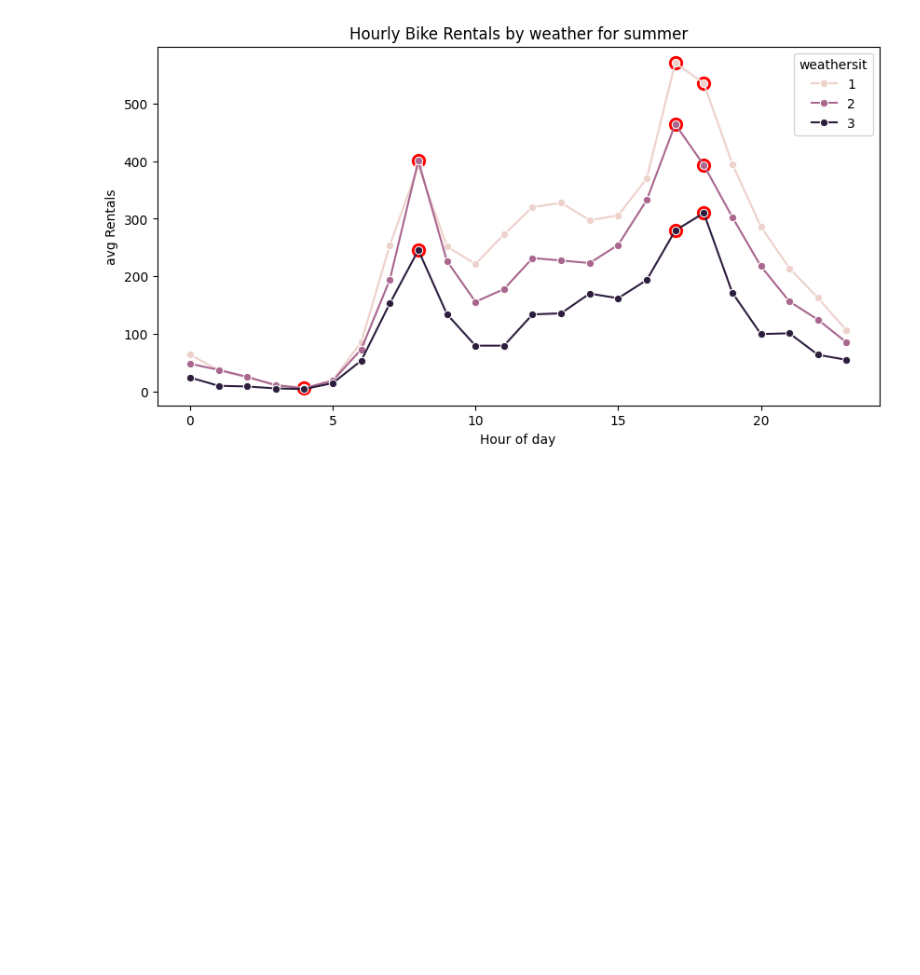
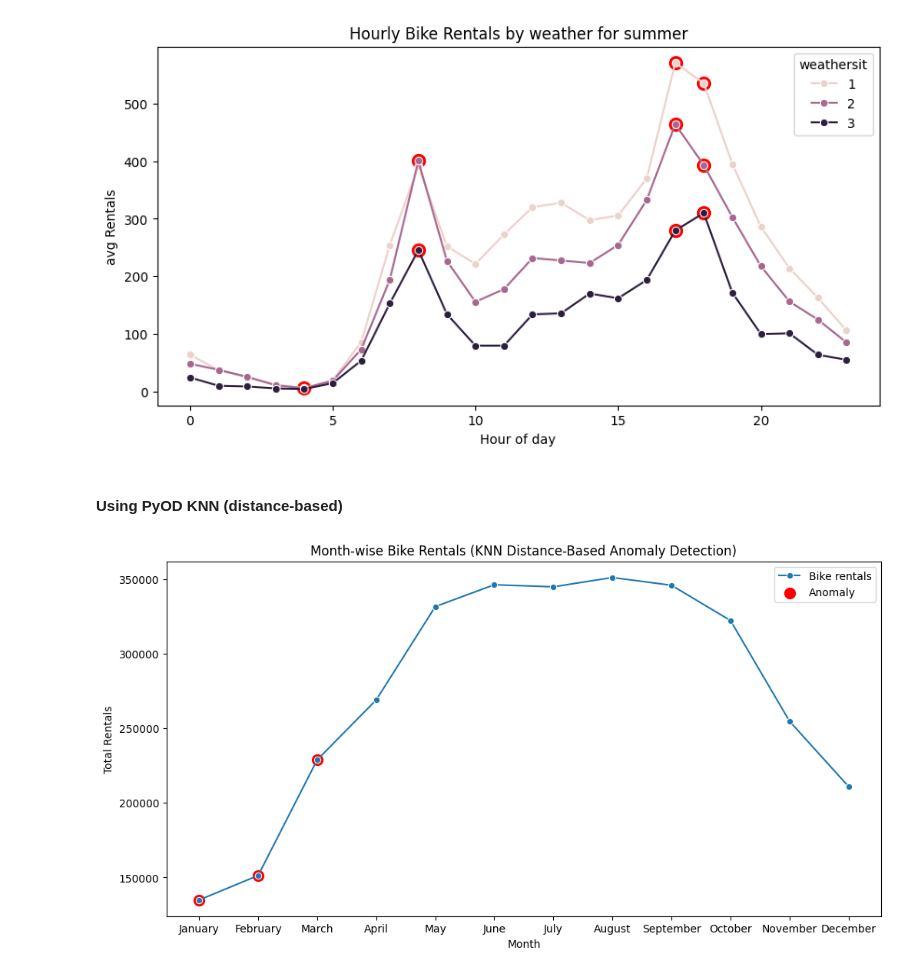
Before and after one commit to basudeo88/data_mining, a Jupyter notebook: analysis.ipynb, the cells around one changed output. Cells and saved outputs as stored; diff of their text form; code cells hidden in the pictures; blank space fills up the shorter version.

```diff
--- a/analysis.ipynb
+++ b/analysis.ipynb
@@ -479,3 +460,39 @@ plt.ylabel("avg Rentals")
 plt.show()
 # %% [output]
 [figure]
+# %% [markdown]
+#### Using PyOD KNN (distance-based)
+# %%
+from pyod.models.knn import KNN
+from pyod.utils.utility import standardizer
+import seaborn as sns
+import matplotlib.pyplot as plt
+
+# Example: Month-wise rental anomalies
+month_order = ["January","February","March","April","May","June","July","August","September","October","November","December"]
+month_data = hour_data_update.groupby("monthName")["cnt"].sum().reindex(month_order).reset_index()
+
+# Standardize the data
+data_rentals = month_data[["cnt"]].values
+X_std = standardizer(data_rentals)
+
+# Fit KNN model
+clf = KNN(n_neighbors=5, contamination=0.25)
+clf.fit(X_std)
+
+# Add results
+month_data["AnomalyLabel"] = clf.labels_
+month_data["AnomalyScore"] = clf.decision_scores_
+
+# Plot results
+plt.figure(figsize=(12,6))
+sns.lineplot(data=month_data, x="monthName", y="cnt", marker="o", label="Bike rentals")
+anomaly = month_data[month_data["AnomalyLabel"] == 1]
+plt.scatter(anomaly["monthName"], anomaly["cnt"], color="red", s=100, label="Anomaly")
+plt.title("Month-wise Bike Rentals (KNN Distance-Based Anomaly Detection)")
+plt.xlabel("Month")
+plt.ylabel("Total Rentals")
+plt.legend()
+plt.show()
+# %% [output]
+[figure, added]
```
Also changed, not shown: parts of 34 cells of this notebook, 1 other file.
